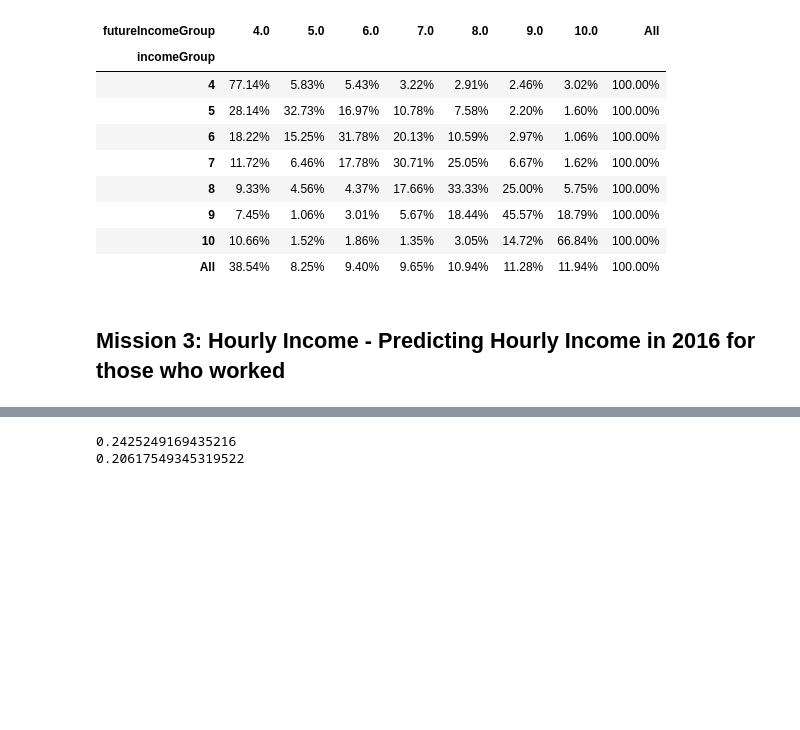
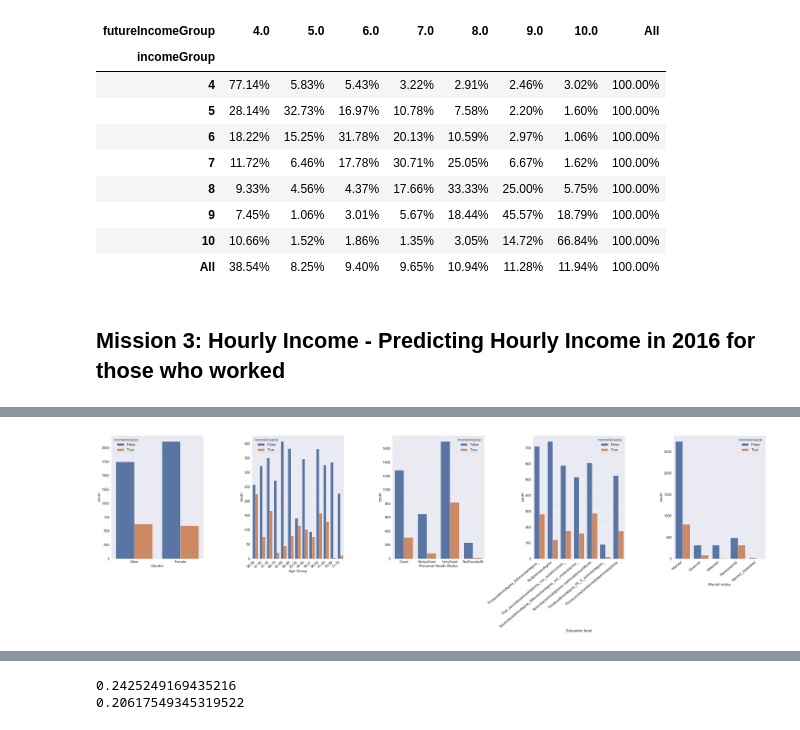
Before and after one commit to houhashv/MLProject, a Jupyter notebook: mlproject/notebooks/learning_nootebook_template.ipynb, the cells around one changed output, grey strips where cells are left out. Saved outputs shown, nothing was run; the diff lists cells and outputs as text; code cells hidden in the pictures; blank space fills up the shorter version.

```diff
--- a/mlproject/notebooks/learning_nootebook_template.ipynb
+++ b/mlproject/notebooks/learning_nootebook_template.ipynb
@@ -136,0 +157,21 @@ dflearning[['hour_income','future_hour_income']].plot.box(color=color,sym='r+',y
+# %%
+sns.set(style="darkgrid",font_scale=1.7)
+f,axes = plt.subplots(1, 5 ,figsize=(50,15))
+ax= sns.countplot(x="min",hue="incomeGroupUp", data=dflearning,ax=axes[0])
+ax.set(xlabel='Gender')
+ax = sns.countplot(x="gilGroup",hue="incomeGroupUp", data=dflearning,ax=axes[1])
+ax.set(xlabel='Age Group')
+ax.set_xticklabels(ax.get_xticklabels(), rotation=40, ha="right")
+ax = sns.countplot(x="matzavbriut",hue="incomeGroupUp", data=dflearning,ax=axes[2])
+ax.set(xlabel='Personal Health Status')
+ax = sns.countplot(x="teudagvoha",hue="incomeGroupUp", data=dflearning,ax=axes[3])
+ax.set_xticklabels(ax.get_xticklabels(), rotation=40, ha="right")
+ax.set(xlabel='Education level')
+ax = sns.countplot(x="mazav",hue="incomeGroupUp", data=dflearning,ax=axes[4])
+ax.set(xlabel='Marital status')
+ax.set_xticklabels(ax.get_xticklabels(), rotation=40, ha="right")
+plt.tight_layout(pad=0.4)
+ff=ax.get_figure()
+ff.savefig('categorical vs incomeGroupUp.png', dpi=400)
+# %% [output]
+[figure, added]
```
Also changed, not shown: parts of 7 cells of this notebook.
